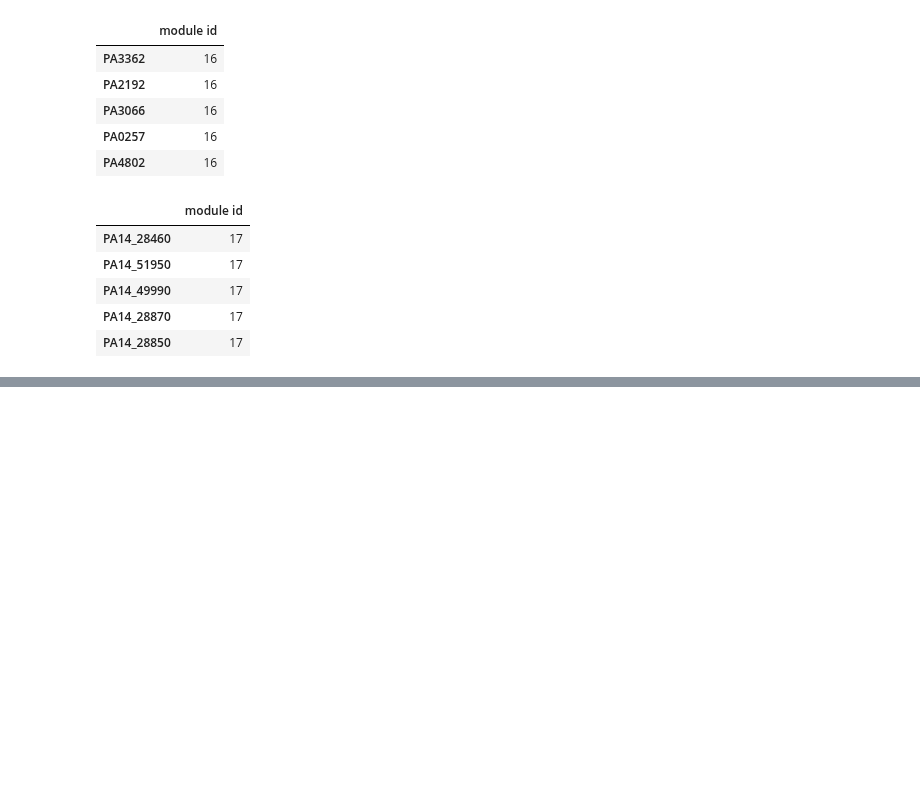
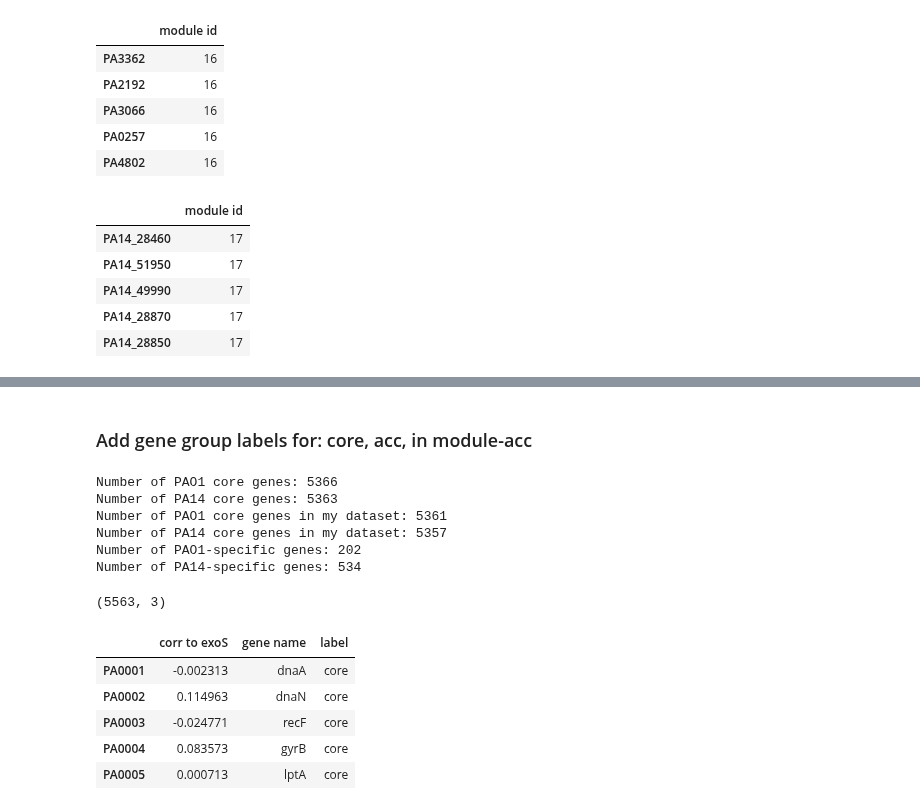
Before and after one commit to greenelab/core-accessory-interactome, a Jupyter notebook: 4_acc_acc_analysis/3_explore_exo_modules.ipynb, the cells around one changed output, grey strips where cells are left out. Cells and saved outputs as stored; diff of their text form; code cells hidden in the pictures; blank space fills up the shorter version.

```diff
--- a/4_acc_acc_analysis/3_explore_exo_modules.ipynb
+++ b/4_acc_acc_analysis/3_explore_exo_modules.ipynb
@@ -185,0 +185,11 @@ Text(0.5, 1.05, 'Correlation of exoU module')
+# %%
+# Read in correlation for all genes
+pao1_all_corr_filename = paths.PAO1_CORR_LOG_SPELL
+pa14_all_corr_filename = paths.PA14_CORR_LOG_SPELL
+
+pao1_all_corr = pd.read_csv(pao1_all_corr_filename, sep="\t", index_col=0, header=0)
+pa14_all_corr = pd.read_csv(pa14_all_corr_filename, sep="\t", index_col=0, header=0)
+# %%
+# Get correlation between exoS/U and all other genes
+exoS_all_corr = pao1_all_corr.loc[exoS_id].to_frame("corr to exoS")
+exoU_all_corr = pa14_all_corr.loc[exoU_id].to_frame("corr to exoU")
@@ -185,0 +218,8 @@ Text(0.5, 1.05, 'Correlation of exoU module')
+# %%
+# Add gene name annotation
+exoS_all_corr = exoS_all_corr.merge(
+    pao1_gene_annot, left_index=True, right_index=True, how="left"
+)
+exoU_all_corr = exoU_all_corr.merge(
+    pa14_gene_annot, left_index=True, right_index=True, how="left"
+)
@@ -185,0 +248,2 @@ Text(0.5, 1.05, 'Correlation of exoU module')
+# %% [markdown]
+### Add gene group labels for: core, acc, in module-acc
@@ -185,0 +261,43 @@ Text(0.5, 1.05, 'Correlation of exoU module')
+# %%
+(
+    pao1_arr,
+    pa14_arr,
+    pao1_core,
+    pao1_acc,
+    pa14_core,
+    pa14_acc,
+) = annotations.map_core_acc_annot(
+    pao1_gene_ids,
+    pa14_gene_ids,
+    pao1_expression_filename,
+    pa14_expression_filename,
+    pao1_annot_filename,
+    pa14_annot_filename,
+)
+# %% [output]
+Number of PAO1 core genes: 5366
+Number of PA14 core genes: 5363
+Number of PAO1 core genes in my dataset: 5361
+Number of PA14 core genes in my dataset: 5357
+Number of PAO1-specific genes: 202
+Number of PA14-specific genes: 534
+# %%
+# Label
+exoS_all_corr.loc[pao1_core, "label"] = "core"
+exoS_all_corr.loc[pao1_acc, "label"] = "acc"
+exoS_all_corr.loc[exoS_module_gene_ids, "label"] = "acc-module"
+
+exoU_all_corr.loc[pa14_core, "label"] = "core"
+exoU_all_corr.loc[pa14_acc, "label"] = "acc"
+exoU_all_corr.loc[exoU_module_gene_ids, "label"] = "acc-module"
+# %%
+print(exoS_all_corr.shape)
+exoS_all_corr.head()
+# %% [output]
+(5563, 3)
+|  | corr to exoS | gene name | label |
+| PA0001 | -0.002313 | dnaA | core |
+| PA0002 | 0.114963 | dnaN | core |
+| PA0003 | -0.024771 | recF | core |
+| PA0004 | 0.083573 | gyrB | core |
+| PA0005 | 0.000713 | lptA | core |
```
Also changed, not shown: parts of 35 cells of this notebook, 3 other files.
